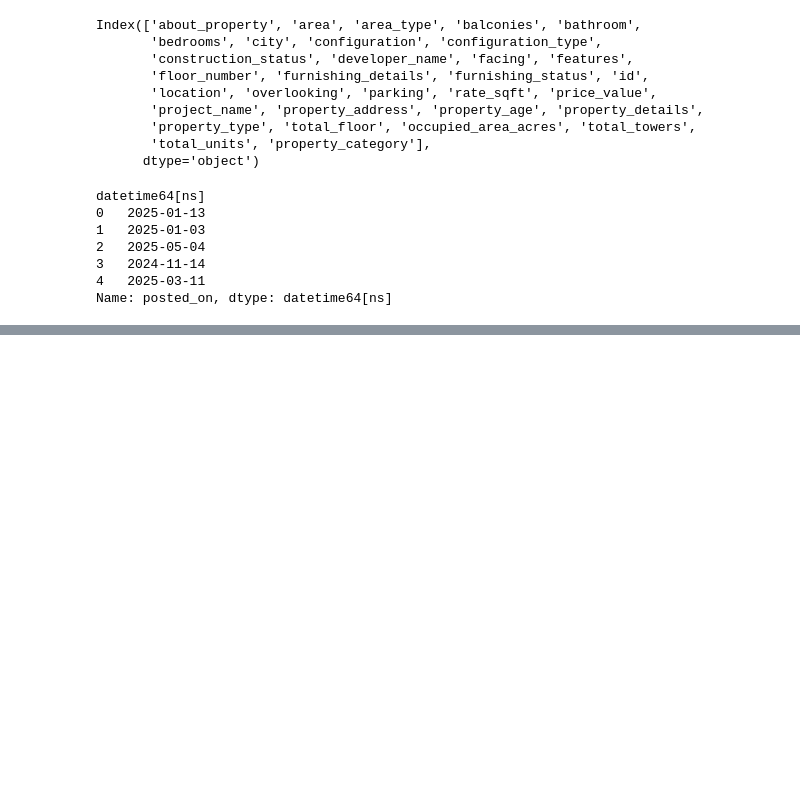
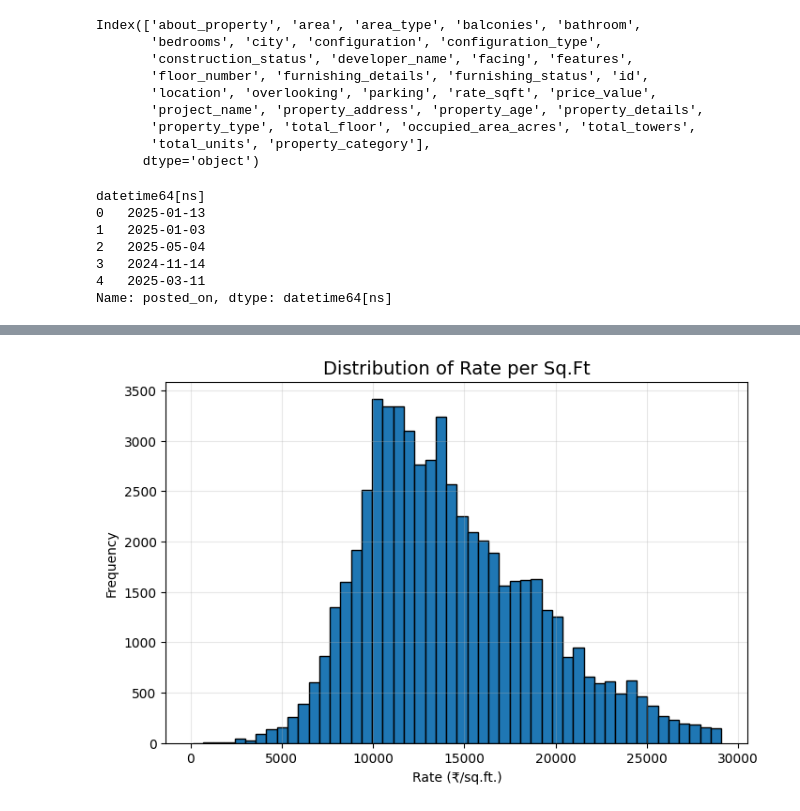
Before and after one commit to S-D-Keerthiga-Devi/House-Price-Prediction-real-data, a Jupyter notebook: notebook/Price Trend Comparison.ipynb, the cells around one changed output, grey strips where cells are left out. Cells and saved outputs as stored; diff of their text form; code cells hidden in the pictures; blank space fills up the shorter version.

Commit message:
changes in price trends

```diff
--- a/notebook/Price Trend Comparison.ipynb
+++ b/notebook/Price Trend Comparison.ipynb
@@ -320,3 +320,18 @@ Name: posted_on, dtype: datetime64[ns]
 weekly_trend.to_csv("weekly_trend.csv", index=False)
 monthly_trend.to_csv("monthly_trend.csv", index=False)
 yearly_trend.to_csv("yearly_trend.csv", index=False)
+# %%
+# Ensure datetime index
+df["posted_on"] = pd.to_datetime(df["posted_on"], errors="coerce")
+df = df.set_index("posted_on").sort_index()
+
+# Remove outliers using IQR on rate_sqft
+def remove_outliers_iqr(df, column="rate_sqft"):
+    q1 = df[column].quantile(0.25)
+    q3 = df[column].quantile(0.75)
+    iqr = q3 - q1
+    lower = q1 - 1.5 * iqr
+    upper = q3 + 1.5 * iqr
+    return df[(df[column] >= lower) & (df[column] <= upper)]
+
+df = remove_outliers_iqr(df, "rate_sqft")
@@ -322,0 +455,64 @@ yearly_trend.to_csv("yearly_trend.csv", index=False)
+# %%
+
+
+# -------------------------------
+# 1. Distribution of Rate per Sq.Ft
+# -------------------------------
+plt.figure(figsize=(8,5))
+df["rate_sqft"].hist(bins=50, edgecolor="black")
+plt.title("Distribution of Rate per Sq.Ft", fontsize=14)
+plt.xlabel("Rate (₹/sq.ft.)")
+plt.ylabel("Frequency")
+plt.grid(alpha=0.3)
+plt.show()
+
+# -------------------------------
+# 2. Average Price by Property Category
+# -------------------------------
+plt.figure(figsize=(8,5))
+df.groupby("property_category")["price_value"].mean().sort_values().plot(kind="bar", color="skyblue", edgecolor="black")
+plt.title("Average Price by Property Category", fontsize=14)
+plt.xlabel("Property Category")
+plt.ylabel("Average Price (₹)")
+plt.xticks(rotation=45)
+plt.show()
+
+# -------------------------------
+# 3. City-wise Rate per Sq.Ft
+# -------------------------------
+plt.figure(figsize=(8,5))
+df.groupby("city")["rate_sqft"].mean().sort_values().plot(kind="bar", color="orange", edgecolor="black")
+plt.title("City-wise Average Rate per Sq.Ft", fontsize=14)
+plt.xlabel("City")
+plt.ylabel("Avg Rate (₹/sq.ft.)")
+plt.xticks(rotation=45)
+plt.show()
+
+# -------------------------------
+# 4. Monthly Price Trend (last 12 months)
+# -------------------------------
+monthly = df.groupby(df["posted_on"].dt.to_period("M"))["rate_sqft"].mean().reset_index()
+monthly["posted_on"] = monthly["posted_on"].dt.to_timestamp()
+monthly = monthly.sort_values("posted_on").tail(12)
+
+plt.figure(figsize=(10,5))
+plt.plot(monthly["posted_on"], monthly["rate_sqft"], marker="o", linestyle="-", color="green")
+plt.title("Monthly Price Trend (Last 12 Months)", fontsize=14)
+plt.xlabel("Month")
+plt.ylabel("Avg Rate (₹/sq.ft.)")
+plt.grid(alpha=0.3)
+plt.xticks(rotation=45)
+plt.show()
+
+# -------------------------------
+# 5. Price Distribution by Property Category
+# -------------------------------
+plt.figure(figsize=(8,5))
+df.boxplot(column="price_value", by="property_category", grid=False)
+plt.title("Price Distribution by Property Category")
+plt.suptitle("")  # remove default title
+plt.xlabel("Property Category")
+plt.ylabel("Price (₹)")
+plt.xticks(rotation=45)
+plt.show()
+# %% [output]
@@ -322,0 +520 @@ yearly_trend.to_csv("yearly_trend.csv", index=False)
+[figure, added]
```
Also changed, not shown: parts of 3 cells of this notebook, 12 other files.
